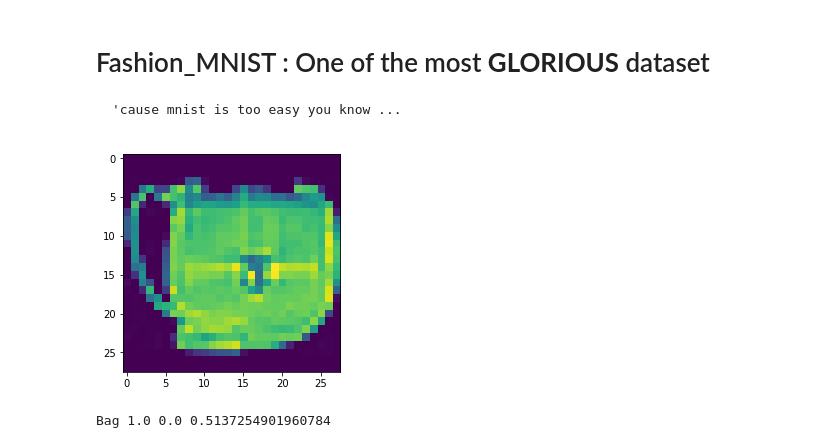
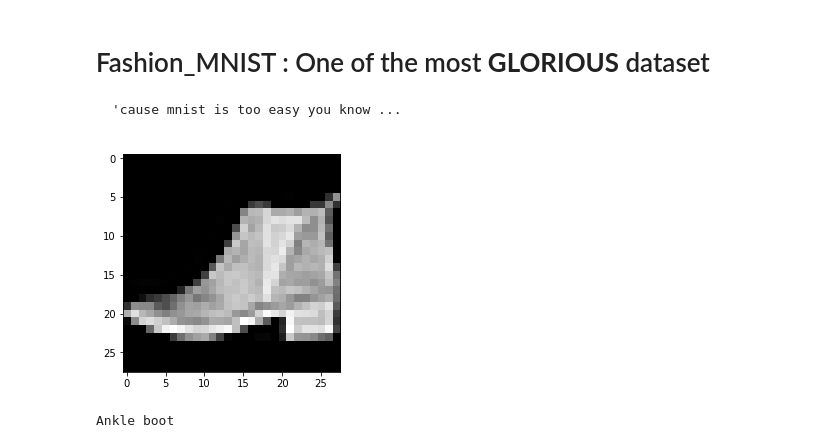
Before and after one commit to GeoTrouvetout/courses, a Jupyter notebook: understanding_ann.ipynb, the cells around one changed output. Drawn from its saved outputs; the diff is of its cells as text; code cells hidden in the pictures.

```diff
--- a/understanding_ann.ipynb
+++ b/understanding_ann.ipynb
@@ -1571,12 +1592,12 @@ x_test, t_test = load_fashion_mnist('../fashion-mnist/', kind='t10k')
 # %%
 n = np.random.randint(low=0, high=len(x_train))
 img = x_train[n]/255
 label = t_train[n]
-plt.imshow(img.reshape(28,28))
+plt.imshow(img.reshape(28,28), cmap="gray")
 plt.show()
-print(labels[label], np.max(img), np.min(img), np.median(img))
+print(labels[label])
 # %% [output]
-[figure, old version]
+[figure, new version]
-Bag 1.0 0.0 0.5137254901960784
+Ankle boot
 # %%
 n_in = 28*28
```
Also changed, not shown: parts of 8 cells of this notebook, 1 other file.
